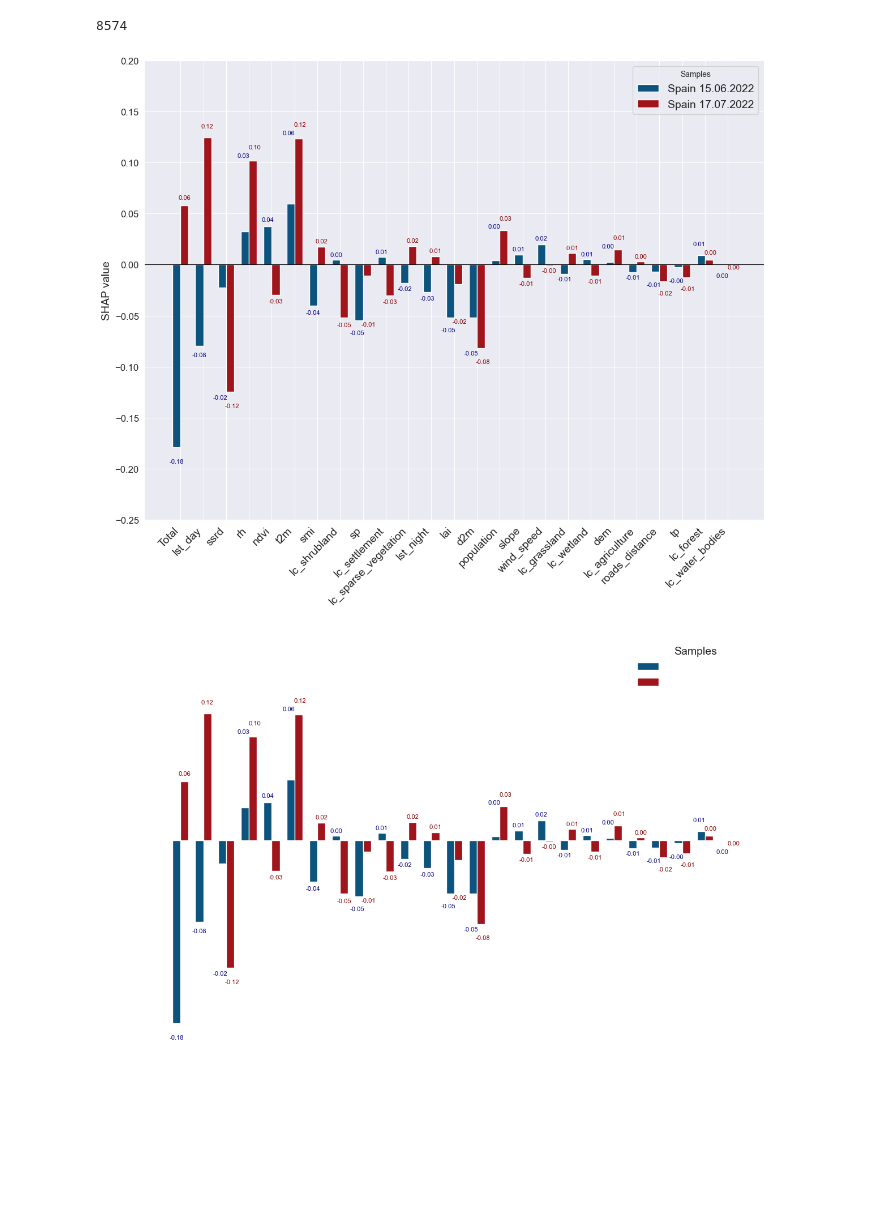
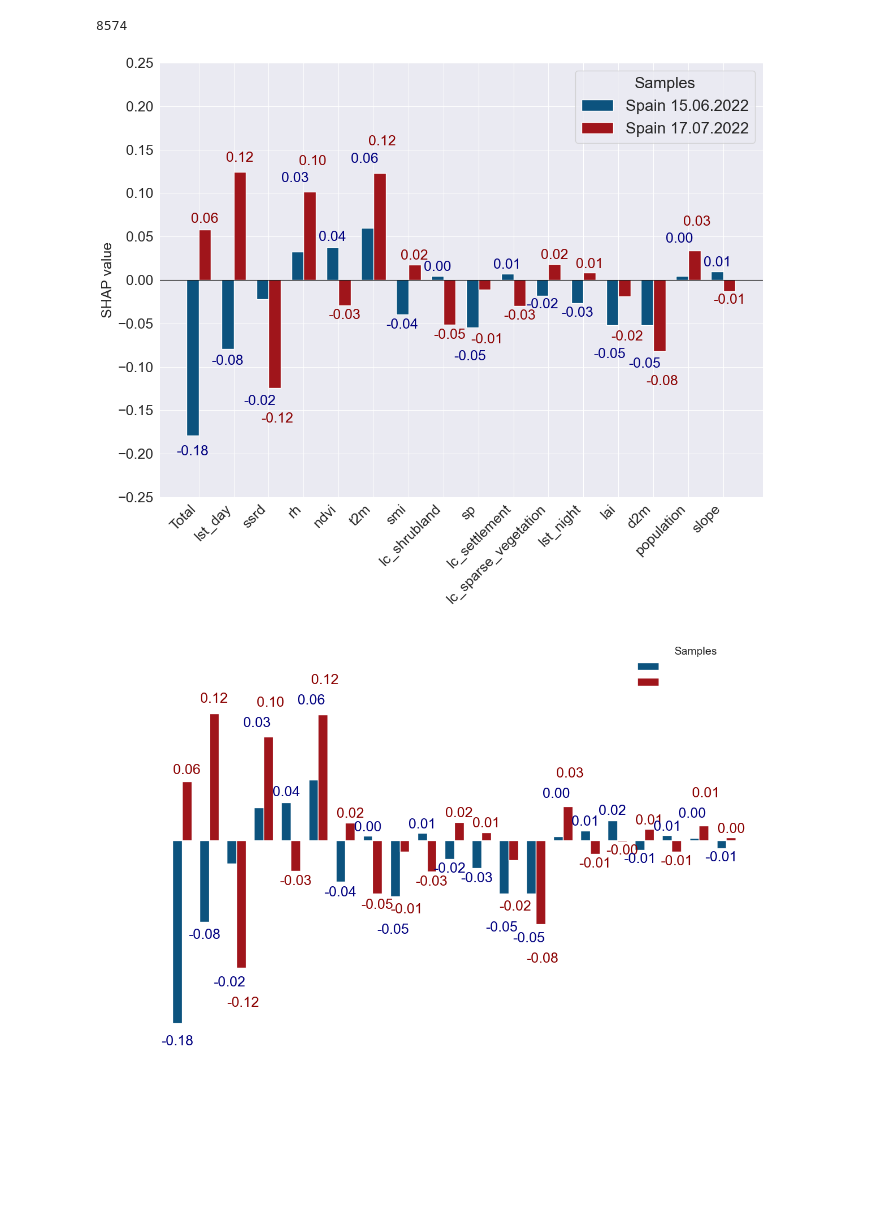
Before and after one commit to paulinebecker2002/mesogeos, a Jupyter notebook: outputs/big_fires.ipynb, the cells around one changed output. Cells and saved outputs as stored; diff of their text form; code cells hidden in the pictures.

```diff
--- a/outputs/big_fires.ipynb
+++ b/outputs/big_fires.ipynb
@@ -220,22 +220,22 @@ def annotate_bars_stacked_vertical(ax, x, shap_1, shap_2, width):
 
             direction = np.sign(top_val)
 
-            offset_top = 0.008 + 0.025 * abs(top_val)
-            offset_between = 0.008
+            offset_top = 0.025 + 0.025 * abs(top_val)
+            offset_between = 0.02
 
             y_top = top_val + offset_top if direction > 0 else top_val - offset_top
             y_bot = y_top - offset_between if direction > 0 else y_top + offset_between
             va = 'bottom' if direction > 0 else 'top'
 
-            ax.text(x[i] + top_dx, y_top, f"{top_val:.2f}", ha='center', va=va, fontsize=8, color=top_color)
-            ax.text(x[i] + bot_dx, y_bot, f"{bot_val:.2f}", ha='center', va=va, fontsize=8, color=bot_color)
+            ax.text(x[i] + top_dx, y_top, f"{top_val:.2f}", ha='center', va=va, fontsize=18, color=top_color)
+            ax.text(x[i] + bot_dx, y_bot, f"{bot_val:.2f}", ha='center', va=va, fontsize=18, color=bot_color)
 
         else:
             for val, dx_sign, color in zip([v1, v2], [-width/2, +width/2], ["navy", "darkred"]):
                 offset = 0.002 + 0.05 * abs(val)
                 y_pos = val + offset if val >= 0 else val - offset
                 va = 'bottom' if val >= 0 else 'top'
-                ax.text(x[i] + dx_sign, y_pos, f"{val:.2f}", ha='center', va=va, fontsize=8, color=color)
+                ax.text(x[i] + dx_sign, y_pos, f"{val:.2f}", ha='center', va=va, fontsize=18, color=color)
 # %%
 wo_lst_day_1="/Users/I566184/bachelorarbeit_coding/mesogeos/csv/Case_Studies/shap_waterfall_grouped_Transformer_sample679-without-lst_day.csv"
 wo_lst_day_2="/Users/I566184/bachelorarbeit_coding/mesogeos/csv/Case_Studies/shap_waterfall_grouped_Transformer_sample1645-without-lst_day.csv"
@@ -298,7 +304,7 @@ def plot_grouped_shap_comparison_sorted(df_1, df_2):
     abs_sum_2 = df_2['shap_value'].sum()
 
     df_1['diff'] = (df_1['shap_value'] - df_2['shap_value']).abs()
-    df_sorted = df_1.sort_values(by="diff", ascending=False).reset_index(drop=True) #.head(10)
+    df_sorted = df_1.sort_values(by="diff", ascending=False).reset_index(drop=True).head(15)
 
     features = ["Total"] + df_sorted['feature'].tolist()
     shap_1 = [abs_sum_1] + df_1.set_index('feature').loc[df_sorted['feature'], 'shap_value'].tolist()
@@ -310,40 +316,40 @@ def plot_grouped_shap_comparison_sorted(df_1, df_2):
     fig, ax = plt.subplots(figsize=(12, 10))
 
     #norm = plt.Normalize(min(shap_1 + shap_2), max(shap_1 + shap_2))
     #colors_1 = cm.Blues_r(norm(shap_1))
     #colors_2 = cm.Reds(norm(shap_2))
 
     norm = Normalize(0, max(np.abs(shap_1 + shap_2)))
     #colors_1 = [cm.Blues(0.4 + 0.7 * norm(abs(val))) for val in shap_1]
     #colors_2 = [cm.Reds(0.4 + 0.7 * norm(abs(val))) for val in shap_2]
 
     dark_blue = "#0C537E"   # dunkles Blau
     dark_red = "#A0151B"    # dunkles Rot
 
     bars1 = ax.bar(x - width/2, shap_1, width, color=dark_blue, label="Spain 15.06.2022")
     bars2 = ax.bar(x + width/2, shap_2, width, color=dark_red, label="Spain 17.07.2022")
 
     annotate_bars_stacked_vertical(ax, x, shap_1, shap_2, width)
 
 
-    ax.set_ylabel("SHAP value", fontsize=14, fontweight='medium')
-    ax.tick_params(axis='y', labelsize=12)
+    ax.set_ylabel("SHAP value", fontsize=18, fontweight='medium')
+    ax.tick_params(axis='y', labelsize=18)
 
     ax.set_xticks(x)
-    ax.set_xticklabels(features, rotation=45, fontsize=14, ha="right", fontweight='medium')
-    ax.legend(title="Samples", fontsize=14)
+    ax.set_xticklabels(features, rotation=45, fontsize=18, ha="right", fontweight='medium')
+    ax.legend(title="Samples", fontsize=20, title_fontsize=20)
     ax.axhline(0, color='black', linewidth=0.8)
-    ax.set_ylim(-0.25, 0.2)
+    ax.set_ylim(-0.25, 0.25)
     ax.yaxis.set_major_locator(MultipleLocator(0.05))
 
     plt.tight_layout()
-    plt.savefig('/Users/I566184/Library/Mobile Documents/com~apple~CloudDocs/Uni/Wirtschaftsinformatik KIT/Semester6/Bachlorarbeit/Graphics/Results/Case_studies/Transformer_SHAP_Two_Spain_without_lst_day_all.pdf', format="pdf", dpi=300)
+    plt.savefig('/Users/I566184/Library/Mobile Documents/com~apple~CloudDocs/Uni/Wirtschaftsinformatik KIT/Semester6/Bachlorarbeit/Graphics/Results/Case_studies/Transformer_SHAP_15_Two_Spain_w_lst_day.png', format="png", dpi=300)
     plt.show()
 
 
 plot_grouped_shap_comparison_sorted(FN, TP)
 # %% [output]
-[figure, old version]
+[figure, new version]
 # %%
 def plot_grouped_shap_comparison_sorted_transparent(df_1, df_2):
 
@@ -353,7 +359,7 @@ def plot_grouped_shap_comparison_sorted_transparent(df_1, df_2):
     abs_sum_2 = df_2['shap_value'].sum()
 
     df_1['diff'] = (df_1['shap_value'] - df_2['shap_value']).abs()
-    df_sorted = df_1.sort_values(by="diff", ascending=False).reset_index(drop=True)
+    df_sorted = df_1.sort_values(by="diff", ascending=False).reset_index(drop=True).head(20)
 
     features = ["Total"] + df_sorted['feature'].tolist()
     shap_1 = [abs_sum_1] + df_1.set_index('feature').loc[df_sorted['feature'], 'shap_value'].tolist()
@@ -393,11 +399,11 @@ def plot_grouped_shap_comparison_sorted_transparent(df_1, df_2):
 
     plt.tight_layout()
     # Transparenter Hintergrund beim Speichern
-    plt.savefig('/Users/I566184/Library/Mobile Documents/com~apple~CloudDocs/Uni/Wirtschaftsinformatik KIT/Semester6/Bachlorarbeit/Graphics/Results/Case_studies/Transformer_SHAP_Two_Spain_all_transparent.pdf', format="pdf", dpi=300)
+    plt.savefig('/Users/I566184/Library/Mobile Documents/com~apple~CloudDocs/Uni/Wirtschaftsinformatik KIT/Semester6/Bachlorarbeit/Graphics/Results/Case_studies/Transformer_SHAP_Two_Spain_all_transparent.png', format="png", dpi=300)
     plt.show()
 plot_grouped_shap_comparison_sorted_transparent(FN, TP)
 # %% [output]
-[figure, old version]
+[figure, new version]
 # %%
 def plot_grouped_shap_comparison_sorted_transparent_black(df_1, df_2):
 
```
Also changed, not shown: parts of 12 cells of this notebook, 29 other files.
